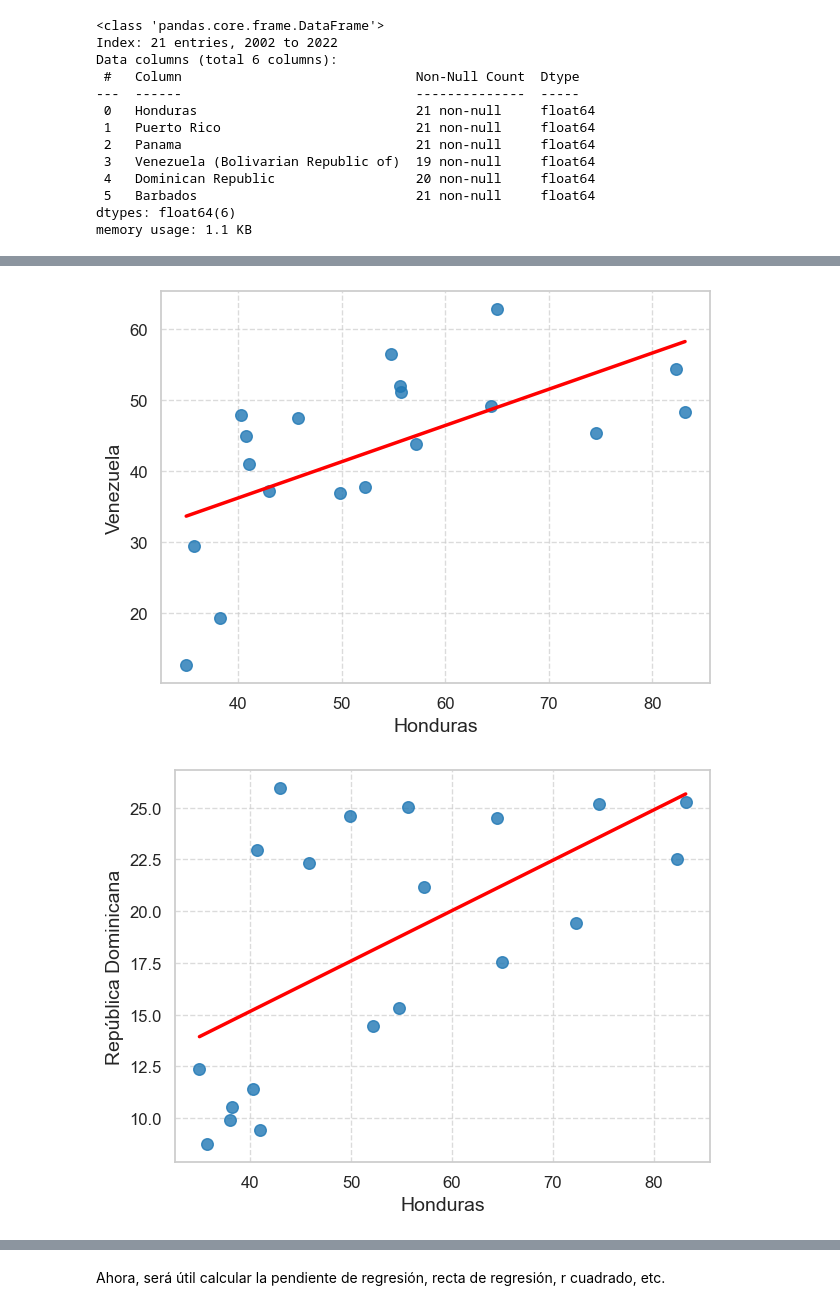
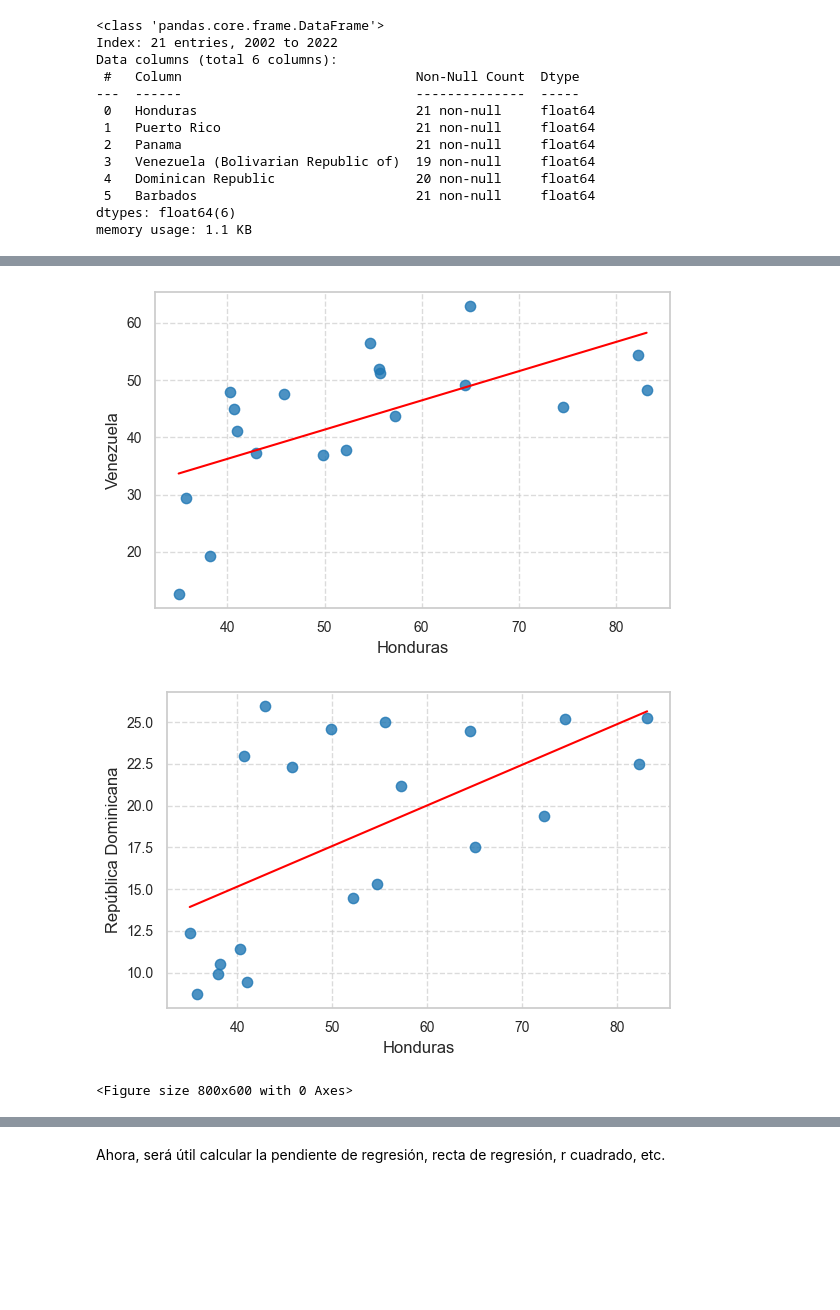
Before and after one commit to lehcimhdz/eda_honduras, a Jupyter notebook: eda_honduras_regresion.ipynb, the cells around one changed output, grey strips where cells are left out. Cells and saved outputs as stored; diff of their text form; code cells hidden in the pictures; blank space fills up the shorter version.

```diff
--- a/eda_honduras_regresion.ipynb
+++ b/eda_honduras_regresion.ipynb
@@ -458,42 +462,46 @@ plt.show()
 # %%
+plt.figure(figsize=(6, 4))
+
 sns.set(style="whitegrid", palette="muted")
 
 sns.regplot(data=dispersion,
             x='Honduras',
             y='Venezuela (Bolivarian Republic of)',
-            scatter_kws={"s": 70, "alpha": 0.8, "color": "#1f77b4"},
-            line_kws={"color": "red", "linewidth": 2.5},
+            scatter_kws={"s": 55, "alpha": 0.8, "color": "#1f77b4"},
+            line_kws={"color": "red", "linewidth": 1.5},
             ci=None)
 
 #plt.title('Relación entre tasa de homicidios de Honduras y Venezuela (2002-2022)', fontsize=16, weight='bold')
-plt.xlabel('Honduras', fontsize=14)
-plt.ylabel('Venezuela', fontsize=14)
-plt.xticks(fontsize=12)
-plt.yticks(fontsize=12)
+plt.xlabel('Honduras', fontsize=12)
+plt.ylabel('Venezuela', fontsize=12)
+plt.xticks(fontsize=10)
+plt.yticks(fontsize=10)
 plt.grid(True, linestyle='--', alpha=0.7)
 
 plt.tight_layout()
 
 plt.savefig('gráficas_regresión/regresion_honduras_venezuela.png', dpi=300, bbox_inches='tight')
 
 plt.show()
 # %% [output]
-[figure, old version]
+[figure, new version]
 # %%
+plt.figure(figsize=(6, 4))
+
 sns.set(style="whitegrid", palette="muted")
 
 sns.regplot(data=dispersion,
             x='Honduras',
             y='Dominican Republic',
-            scatter_kws={"s": 70, "alpha": 0.8, "color": "#1f77b4"},
-            line_kws={"color": "red", "linewidth": 2.5},
+            scatter_kws={"s": 55, "alpha": 0.8, "color": "#1f77b4"},
+            line_kws={"color": "red", "linewidth": 1.5},
             ci=None)
 
 #plt.title('Relación entre tasa de homicidios de Honduras y República Dominicana (2002-2022)', fontsize=16, weight='bold')
-plt.xlabel('Honduras', fontsize=14)
-plt.ylabel('República Dominicana', fontsize=14)
-plt.xticks(fontsize=12)
-plt.yticks(fontsize=12)
+plt.xlabel('Honduras', fontsize=12)
+plt.ylabel('República Dominicana', fontsize=12)
+plt.xticks(fontsize=10)
+plt.yticks(fontsize=10)
 plt.grid(True, linestyle='--', alpha=0.7)
 
 plt.tight_layout()
@@ -501,7 +509,9 @@ plt.tight_layout()
 plt.savefig('gráficas_regresión/regresion_honduras_dominicana.png', dpi=300, bbox_inches='tight')
 
 
+plt.figure(figsize=(8, 6))
 plt.show()
 # %% [output]
-[figure, old version]
+[figure, new version]
+<Figure size 800x600 with 0 Axes>
 # %%
```
Also changed, not shown: parts of 3 cells of this notebook, 5 other files.
